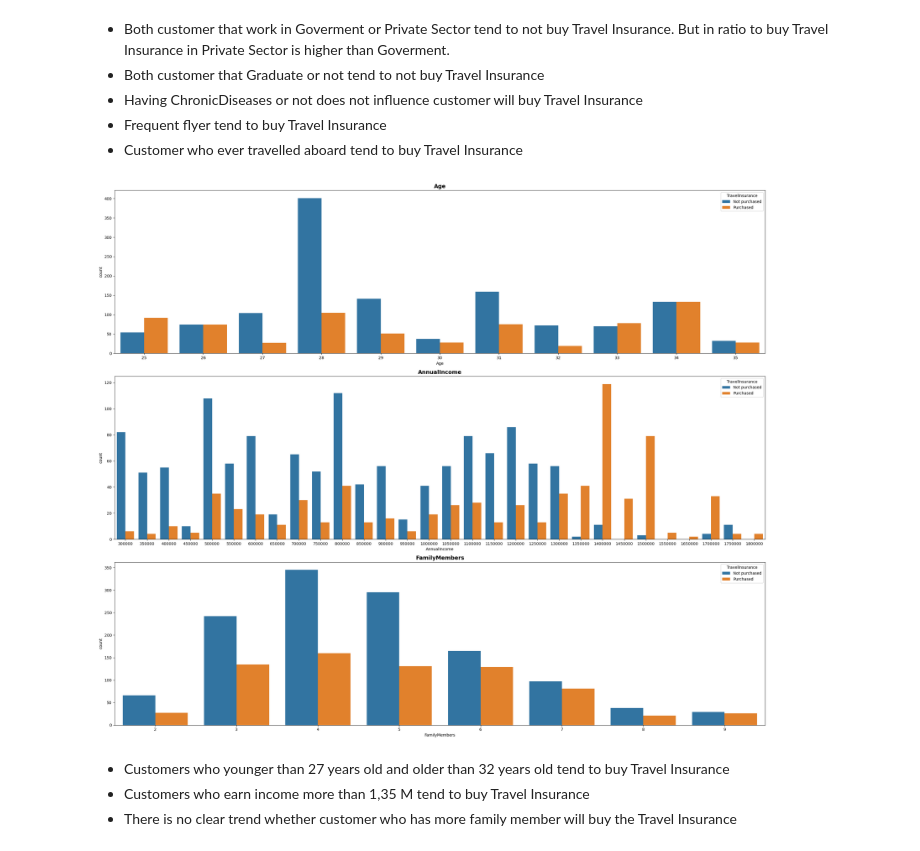
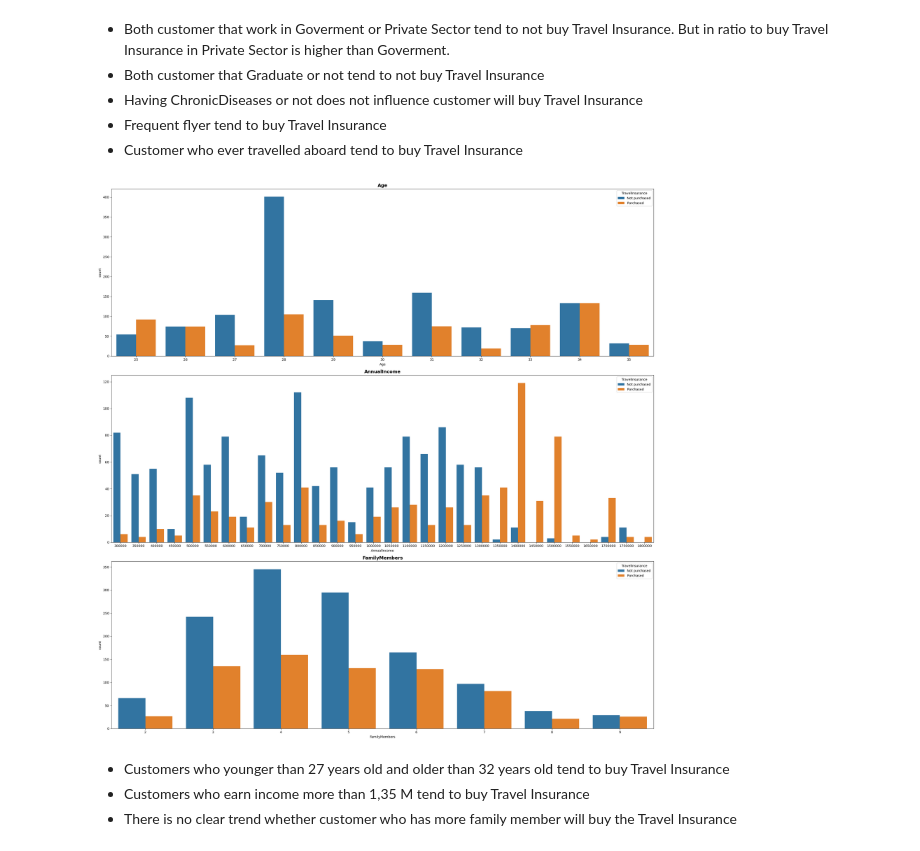
Before and after one commit to vickytanamal/Travel-Insurance-Prediction, a Jupyter notebook: Travel Insurance Prediction.ipynb, the cells around one changed output. Drawn from its saved outputs; the diff is of its cells as text; code cells hidden in the pictures.

```diff
--- a/Travel Insurance Prediction.ipynb
+++ b/Travel Insurance Prediction.ipynb
@@ -147,17 +147,17 @@ for i in range(0, len(cats)):
 - Customer who ever travelled aboard tend to buy Travel Insurance
 # %%
 # Numerical
-plt.figure(figsize=(24,20))
+plt.figure(figsize=(24,24))
 for i in range(0, len(nums)):
     plt.subplot(3,1,i+1)
     sns.countplot(data=df, x=df[nums[i]], hue = df['TravelInsurance'])
     # Set plot title
     plt.title(nums[i], weight='bold', fontsize = 14)
     # Rotate x-tick labels 90 degrees
     #plt.xticks(rotation=15)
     plt.tight_layout()
 # %% [output]
-[figure, old version]
+[figure, new version]
 # %% [markdown]
 - Customers who younger than 27 years old and older than 32 years old tend to buy Travel Insurance
 - Customers who earn income more than 1,35 M tend to buy Travel Insurance
```
Also changed, not shown: parts of 5 cells of this notebook.
